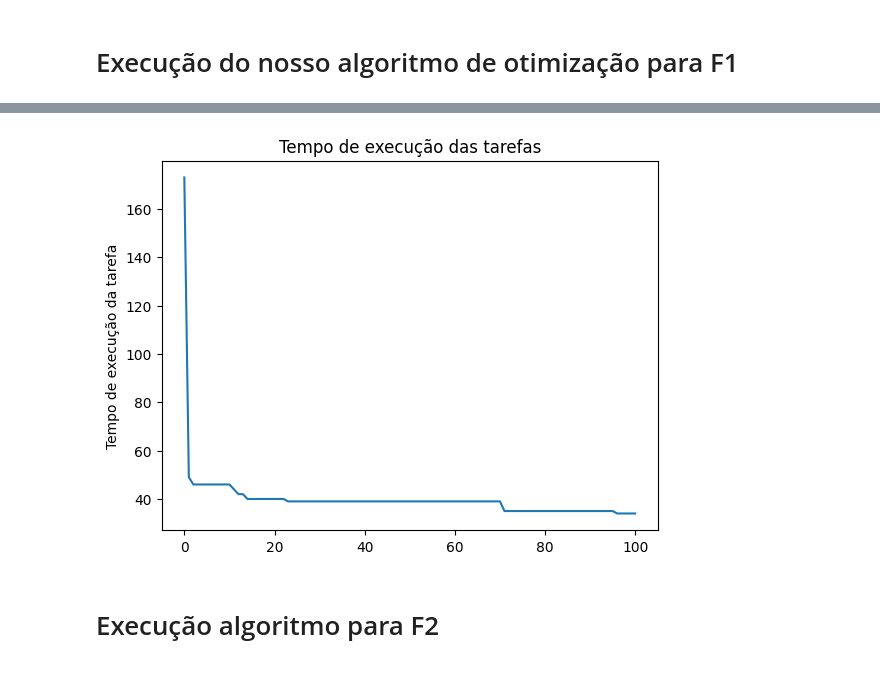
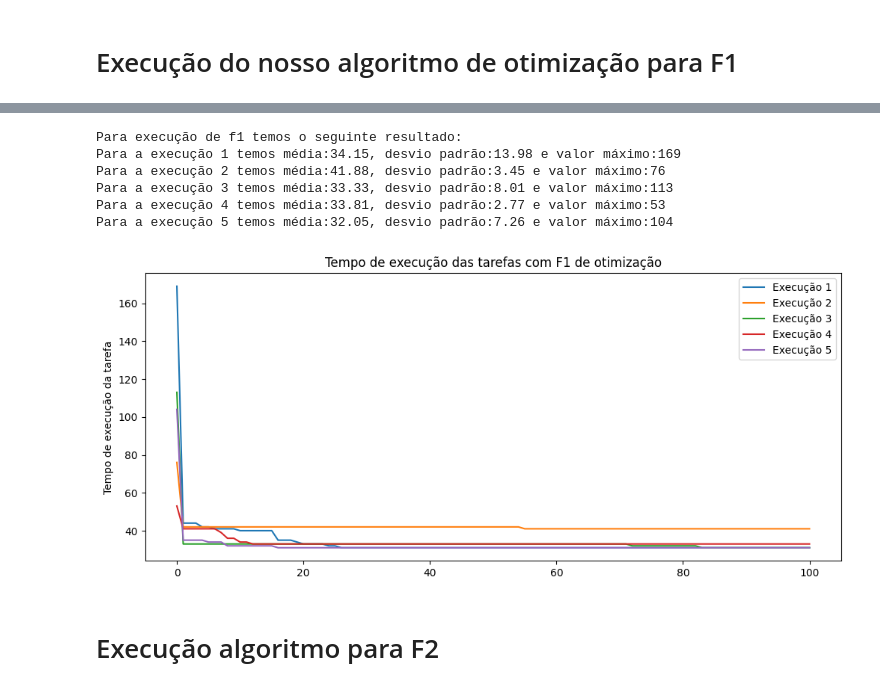
Before and after one commit to LucasAzvd/teoria-da-decisao, a Jupyter notebook: main.ipynb, the cells around one changed output, grey strips where cells are left out. Cells and saved outputs as stored; diff of their text form; code cells hidden in the pictures.

```diff
--- a/main.ipynb
+++ b/main.ipynb
@@ -8,7 +8,7 @@ from tqdm import tqdm
 # %% [markdown]
 Arquivo csv adaptado para diminuir trabalho com tratamento de dados
 # %%
-url = "https://raw.githubusercontent.com/LucasAzvd/teoria-da-decis-o/main/data/i5x25.csv?token=AI4MMZ7EIWXSKHPQXONNAFDBUO2SO"
+url = "https://raw.githubusercontent.com/LucasAzvd/teoria-da-decis-o/main/data/i5x25.csv?token=AI4MMZ5LFVT2YERE7VVKHHLBXKDD6"
 df = pd.read_csv(url)
 df.head(2)
 # %% [output]
@@ -224,11 +219,27 @@ for i in range(0, quant_tarefas):
 # %% [markdown]
 Calculando a penalidade inicial da nossa alocação
 # %%
-df_alocacao['penalidade'] = 0
-df_alocacao['penalidade'] = df_alocacao.iloc[:, 1:6].max(axis=1)
-df_alocacao['penalidade'] = df_alocacao['penalidade'] - df_alocacao['due_date']
-df_alocacao.loc[df_alocacao['penalidade'] < 0, 'penalidade'] = 0
-df_alocacao['penalidade'] = df_alocacao['penalidade']*df_alocacao['peso']
+def calcula_penalidade(df_alocacao):
+    df_alocacao['penalidade'] = 0
+    df_alocacao['penalidade'] = df_alocacao.iloc[:, 1:6].max(axis=1)
+    df_alocacao['penalidade'] = df_alocacao['penalidade'] - df_alocacao['due_date']
+    df_alocacao.loc[df_alocacao['penalidade'] < 0, 'penalidade'] = 0
+    df_alocacao['penalidade'] = df_alocacao['penalidade']*df_alocacao['peso']
+    return df_alocacao
+# %%
+def gera_alocacao():
+    """Gera alocação para as máquinas aleatoriamente"""
+    df_alocacao = df.copy()
+    df_alocacao['maq_1'] = 0
+    df_alocacao['maq_2'] = 0
+    df_alocacao['maq_3'] = 0
+    df_alocacao['maq_4'] = 0
+    df_alocacao['maq_5'] = 0
+    df_alocacao = aloca_tarefas(df_alocacao, quant_tarefas)
+    df_alocacao = calcula_penalidade(df_alocacao)
+    return df_alocacao
 # %% [markdown]
 # Execução do nosso algoritmo de otimização para F1
+# %%
+df_alocacao = gera_alocacao()
 # %%
@@ -280,12 +279,33 @@ Restrito: restricao_tempo_maximo
+# %%
+print("Para execução de f1 temos o seguinte resultado:")
+for i in execucoes_dict.keys():
+    media = np.mean(execucoes_dict[i])
+    std = np.std(execucoes_dict[i])
+    max_value = np.max(execucoes_dict[i])
+    print(f"Para a execução {i} temos média:{round(media, 2)}, desvio padrão:{round(std, 2)} e valor máximo:{max_value}")
+# %% [output]
+Para execução de f1 temos o seguinte resultado:
+Para a execução 1 temos média:34.15, desvio padrão:13.98 e valor máximo:169
+Para a execução 2 temos média:41.88, desvio padrão:3.45 e valor máximo:76
+Para a execução 3 temos média:33.33, desvio padrão:8.01 e valor máximo:113
+Para a execução 4 temos média:33.81, desvio padrão:2.77 e valor máximo:53
+Para a execução 5 temos média:32.05, desvio padrão:7.26 e valor máximo:104
 # %%
 import matplotlib.pyplot as plt
 
-plt.plot(list_tempos)
-plt.title("Tempo de execução das tarefas")
+plt.figure(figsize=(12,5))
+plt.plot(execucoes_dict['1'], label='Execução 1')
+plt.plot(execucoes_dict['2'], label='Execução 2')
+plt.plot(execucoes_dict['3'], label='Execução 3')
+plt.plot(execucoes_dict['4'], label='Execução 4')
+plt.plot(execucoes_dict['5'], label='Execução 5')
+
+plt.title("Tempo de execução das tarefas com F1 de otimização")
 plt.ylabel("Tempo de execução da tarefa")
+plt.legend()
 plt.show()
 # %% [output]
-[figure, old version]
+[figure, new version]
 # %% [markdown]
 # Execução algoritmo para F2
 # %%
```
Also changed, not shown: parts of 10 cells of this notebook.
